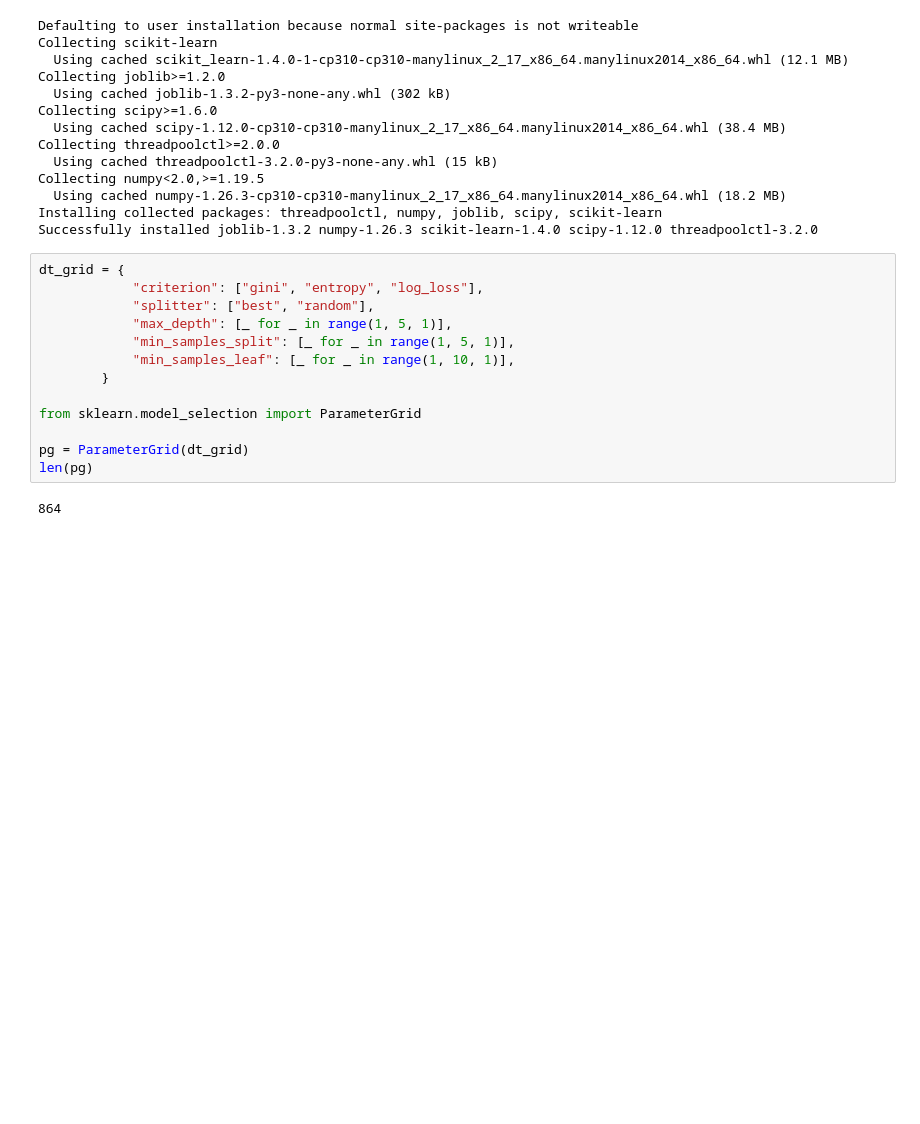
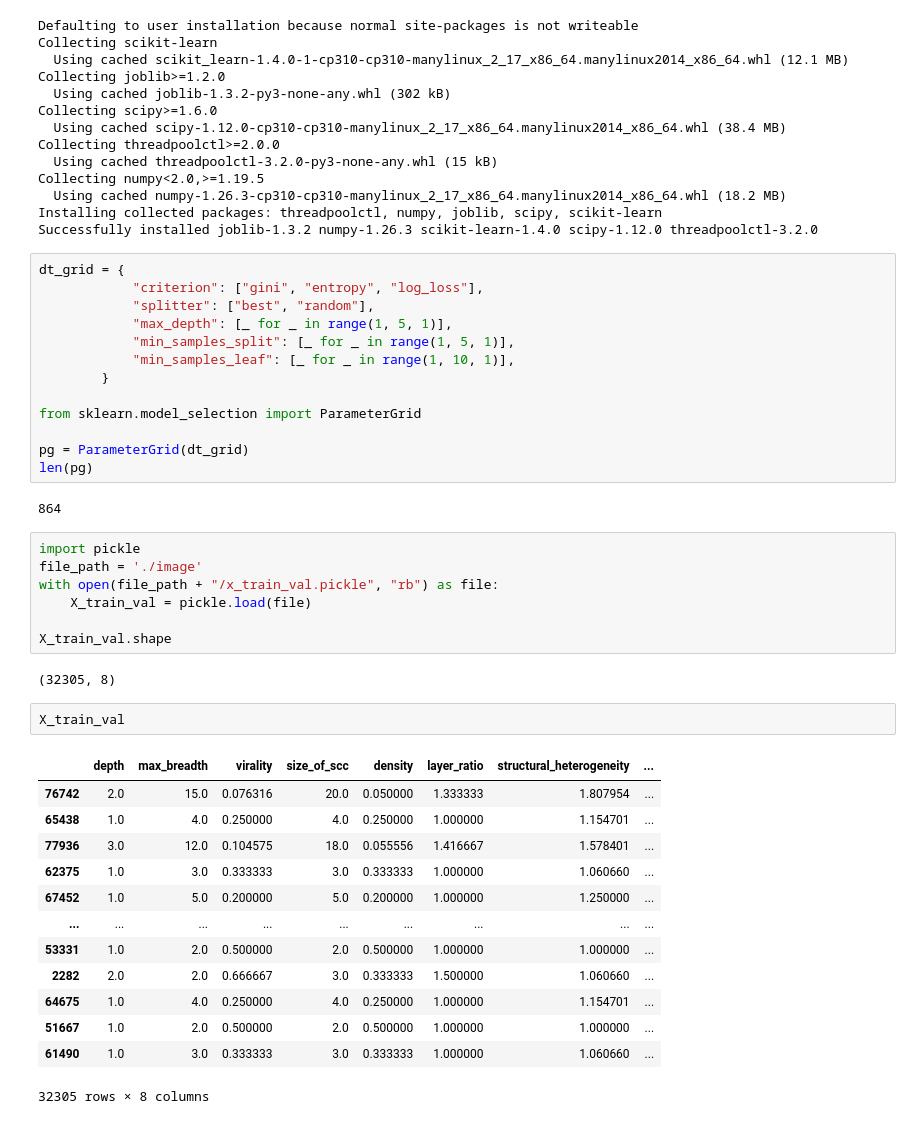
Before and after one commit to istiyaksiddiquee/thesis-work, a Jupyter notebook: RQ2/rq2.ipynb, the cells around one changed output. Drawn from its saved outputs; the diff is of its cells as text; blank space fills up the shorter version.

```diff
--- a/RQ2/rq2.ipynb
+++ b/RQ2/rq2.ipynb
@@ -1726,3 +1726,28 @@ pg = ParameterGrid(dt_grid)
 len(pg)
 # %% [output]
 864
+# %%
+import pickle
+file_path = './image'
+with open(file_path + "/x_train_val.pickle", "rb") as file:
+    X_train_val = pickle.load(file)
+
+X_train_val.shape
+# %% [output]
+(32305, 8)
+# %%
+X_train_val
+# %% [output]
+|  | depth | max_breadth | virality | size_of_scc | density | layer_ratio | structural_heterogeneity | ... |
+| 76742 | 2.0 | 15.0 | 0.076316 | 20.0 | 0.050000 | 1.333333 | 1.807954 | ... |
+| 65438 | 1.0 | 4.0 | 0.250000 | 4.0 | 0.250000 | 1.000000 | 1.154701 | ... |
+| 77936 | 3.0 | 12.0 | 0.104575 | 18.0 | 0.055556 | 1.416667 | 1.578401 | ... |
+| 62375 | 1.0 | 3.0 | 0.333333 | 3.0 | 0.333333 | 1.000000 | 1.060660 | ... |
+| 67452 | 1.0 | 5.0 | 0.200000 | 5.0 | 0.200000 | 1.000000 | 1.250000 | ... |
+| ... | ... | ... | ... | ... | ... | ... | ... | ... |
+| 53331 | 1.0 | 2.0 | 0.500000 | 2.0 | 0.500000 | 1.000000 | 1.000000 | ... |
+| 2282 | 2.0 | 2.0 | 0.666667 | 3.0 | 0.333333 | 1.500000 | 1.060660 | ... |
+| 64675 | 1.0 | 4.0 | 0.250000 | 4.0 | 0.250000 | 1.000000 | 1.154701 | ... |
+| 51667 | 1.0 | 2.0 | 0.500000 | 2.0 | 0.500000 | 1.000000 | 1.000000 | ... |
+| 61490 | 1.0 | 3.0 | 0.333333 | 3.0 | 0.333333 | 1.000000 | 1.060660 | ... |
+32305 rows × 8 columns
```
Also changed, not shown: 32 other files.
